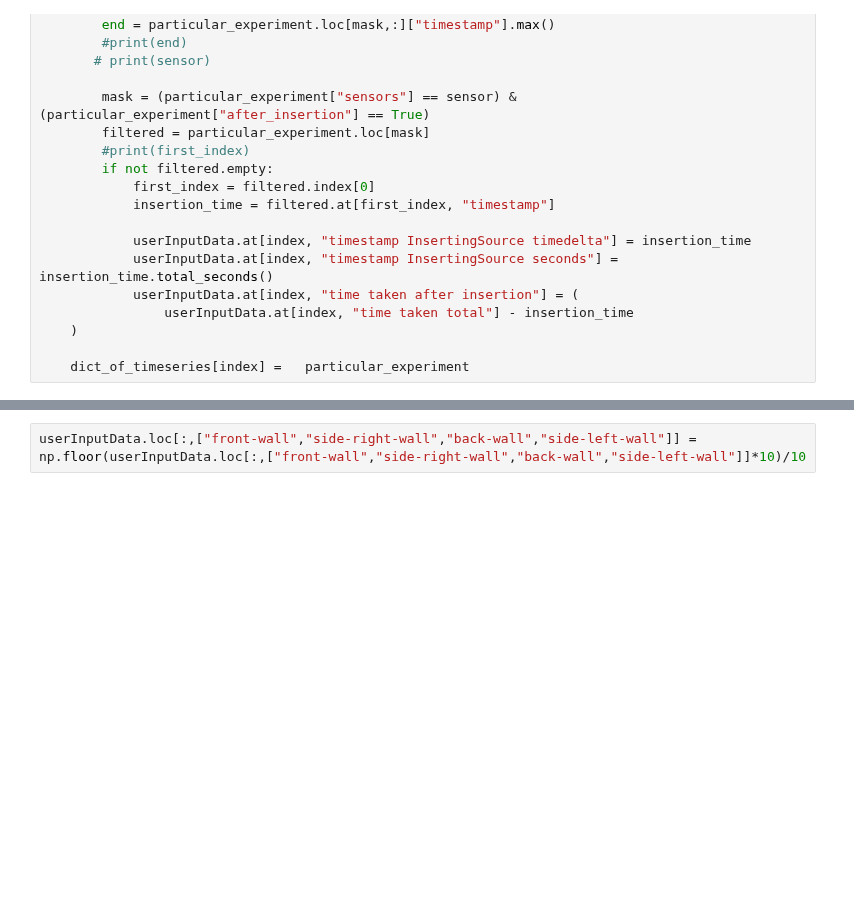
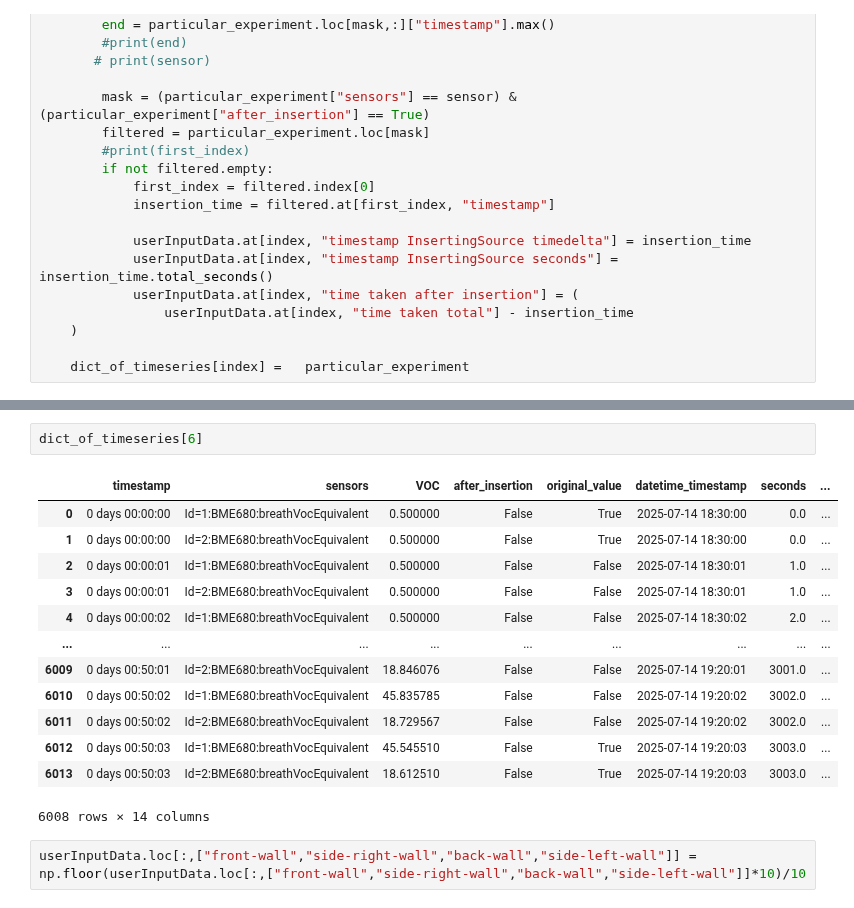
Before and after one commit to Andreas-Ts/Diploma-Project, a Jupyter notebook: dataAnalysis and machine learning/pre processing data.ipynb, the cells around one changed output, grey strips where cells are left out. Drawn from its saved outputs; the diff is of its cells as text; blank space fills up the shorter version.

```diff
--- a/dataAnalysis and machine learning/pre processing data.ipynb
+++ b/dataAnalysis and machine learning/pre processing data.ipynb
@@ -558,3 +594,19 @@ for index, row in userInputData.iterrows():
+# %%
+dict_of_timeseries[6]
+# %% [output]
+|  | timestamp | sensors | VOC | after_insertion | original_value | datetime_timestamp | seconds | ... |
+| 0 | 0 days 00:00:00 | Id=1:BME680:breathVocEquivalent | 0.500000 | False | True | 2025-07-14 18:30:00 | 0.0 | ... |
+| 1 | 0 days 00:00:00 | Id=2:BME680:breathVocEquivalent | 0.500000 | False | True | 2025-07-14 18:30:00 | 0.0 | ... |
+| 2 | 0 days 00:00:01 | Id=1:BME680:breathVocEquivalent | 0.500000 | False | False | 2025-07-14 18:30:01 | 1.0 | ... |
+| 3 | 0 days 00:00:01 | Id=2:BME680:breathVocEquivalent | 0.500000 | False | False | 2025-07-14 18:30:01 | 1.0 | ... |
+| 4 | 0 days 00:00:02 | Id=1:BME680:breathVocEquivalent | 0.500000 | False | False | 2025-07-14 18:30:02 | 2.0 | ... |
+| ... | ... | ... | ... | ... | ... | ... | ... | ... |
+| 6009 | 0 days 00:50:01 | Id=2:BME680:breathVocEquivalent | 18.846076 | False | False | 2025-07-14 19:20:01 | 3001.0 | ... |
+| 6010 | 0 days 00:50:02 | Id=1:BME680:breathVocEquivalent | 45.835785 | False | False | 2025-07-14 19:20:02 | 3002.0 | ... |
+| 6011 | 0 days 00:50:02 | Id=2:BME680:breathVocEquivalent | 18.729567 | False | False | 2025-07-14 19:20:02 | 3002.0 | ... |
+| 6012 | 0 days 00:50:03 | Id=1:BME680:breathVocEquivalent | 45.545510 | False | True | 2025-07-14 19:20:03 | 3003.0 | ... |
+| 6013 | 0 days 00:50:03 | Id=2:BME680:breathVocEquivalent | 18.612510 | False | True | 2025-07-14 19:20:03 | 3003.0 | ... |
+6008 rows × 14 columns
 # %%
 userInputData.loc[:,["front-wall","side-right-wall","back-wall","side-left-wall"]] = np.floor(userInputData.loc[:,["front-wall","side-right-wall","back-wall","side-left-wall"]]*10)/10
 # %%
```
Also changed, not shown: parts of 13 cells of this notebook, 1 other file.
